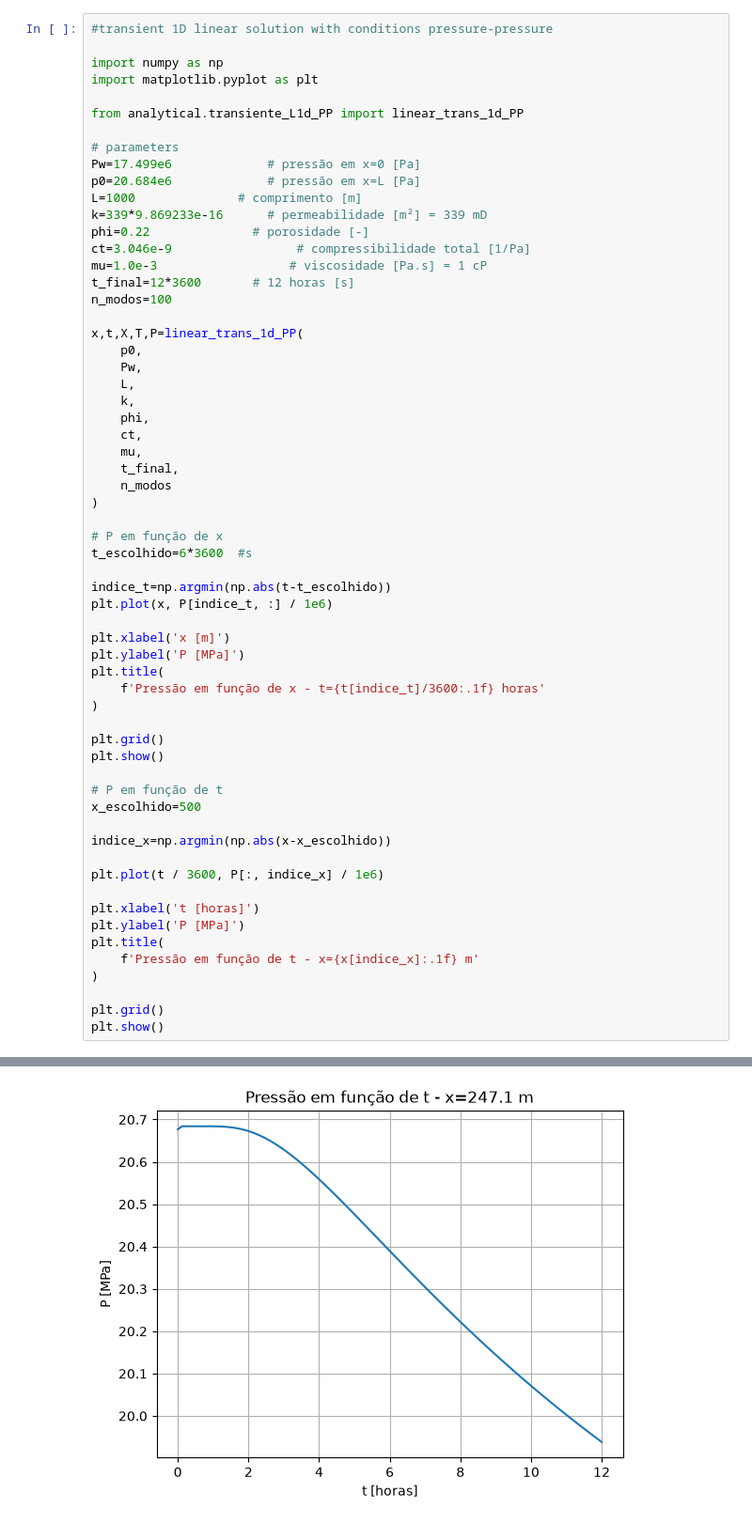
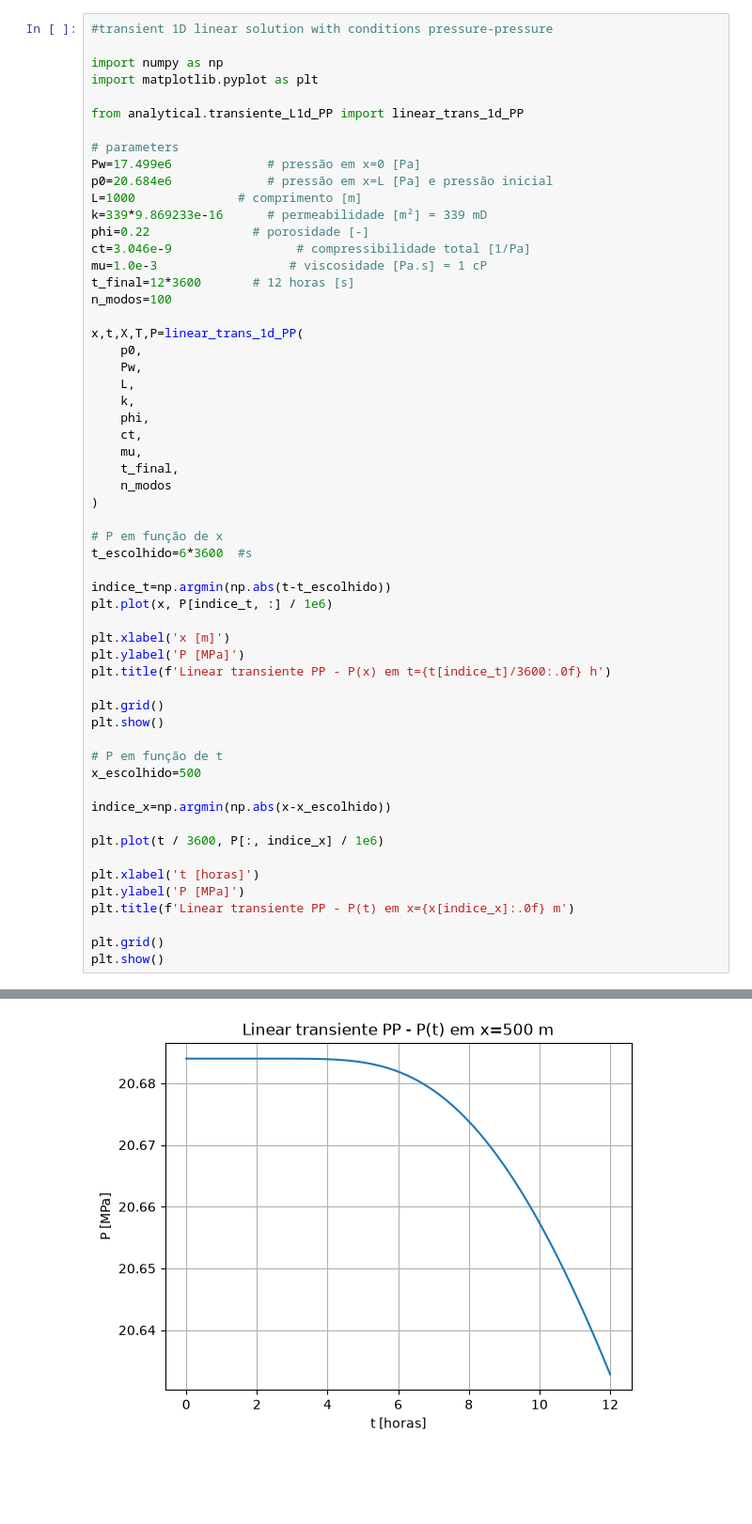
Before and after one commit to JoaoVassalo/SimRes, a Jupyter notebook: results/transiente_L__1d_PP.ipynb, the cells around one changed output, grey strips where cells are left out. Shown at 94% size. Cells and saved outputs as stored; diff of their text form; blank space fills up the shorter version.

```diff
--- a/results/transiente_L__1d_PP.ipynb
+++ b/results/transiente_L__1d_PP.ipynb
@@ -8,7 +8,7 @@ from analytical.transiente_L1d_PP import linear_trans_1d_PP
 
 # parameters
 Pw=17.499e6             # pressão em x=0 [Pa]
-p0=20.684e6             # pressão em x=L [Pa]
+p0=20.684e6             # pressão em x=L [Pa] e pressão inicial
 L=1000              # comprimento [m]
 k=339*9.869233e-16      # permeabilidade [m²] = 339 mD
 phi=0.22              # porosidade [-]
@@ -37,9 +37,7 @@ plt.plot(x, P[indice_t, :] / 1e6)
 
 plt.xlabel('x [m]')
 plt.ylabel('P [MPa]')
-plt.title(
-    f'Pressão em função de x - t={t[indice_t]/3600:.1f} horas'
-)
+plt.title(f'Linear transiente PP - P(x) em t={t[indice_t]/3600:.0f} h')
 
 plt.grid()
 plt.show()
@@ -53,9 +51,7 @@ plt.plot(t / 3600, P[:, indice_x] / 1e6)
 
 plt.xlabel('t [horas]')
 plt.ylabel('P [MPa]')
-plt.title(
-    f'Pressão em função de t - x={x[indice_x]:.1f} m'
-)
+plt.title(f'Linear transiente PP - P(t) em x={x[indice_x]:.0f} m')
 
 plt.grid()
 plt.show()
@@ -64 +60 @@ plt.show()
-[figure, old version]
+[figure, new version]
```
Also changed, not shown: parts of 1 cell of this notebook, 7 other files.
